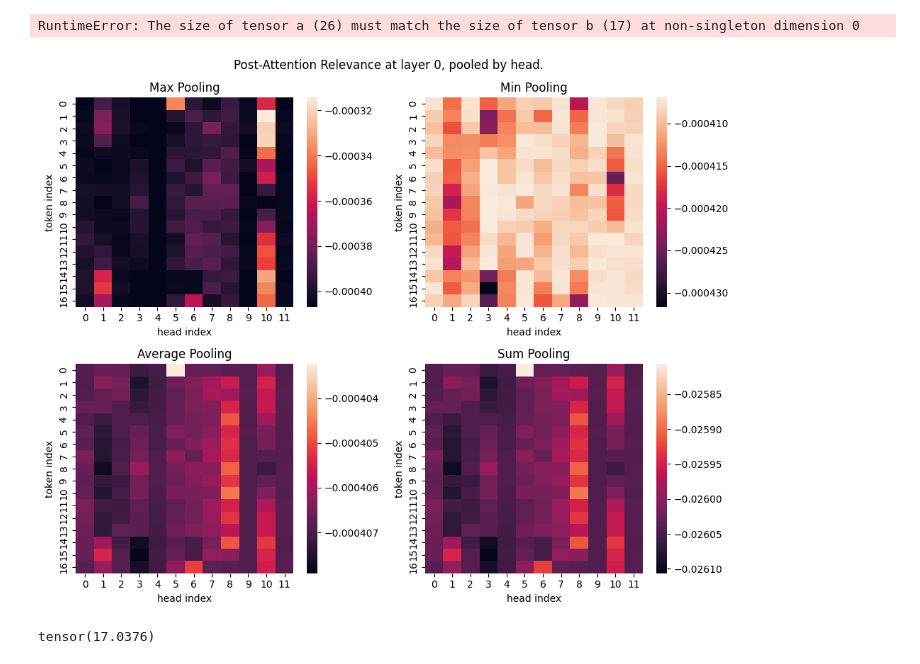
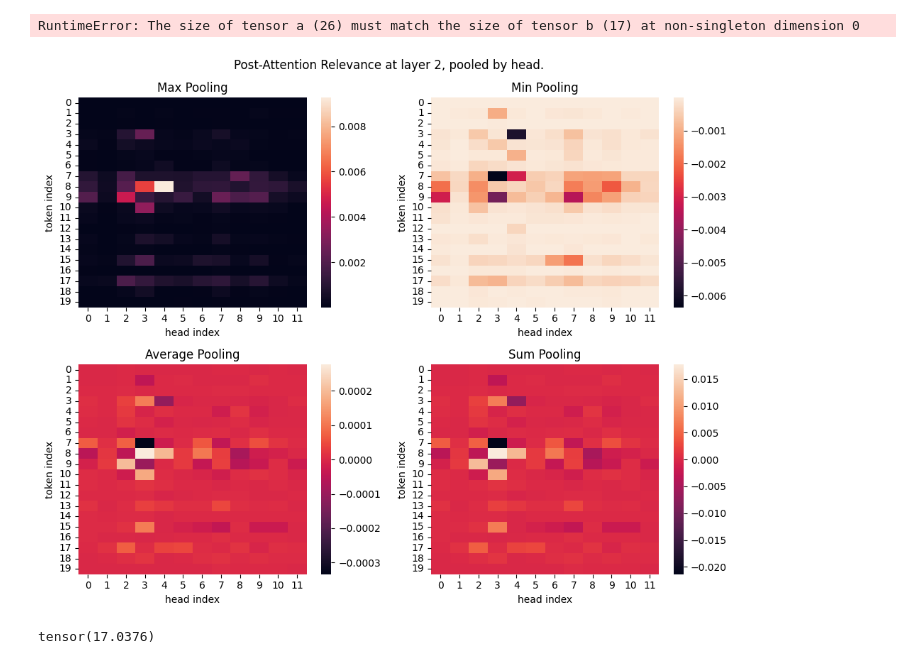
Before and after one commit to keeinlev/dynamicLRP, a Jupyter notebook: dnabert.ipynb, the cells around one changed output. Cells and saved outputs as stored; diff of their text form; code cells hidden in the pictures.

```diff
--- a/dnabert.ipynb
+++ b/dnabert.ipynb
@@ -93,7 +112,7 @@ import seaborn as sns
 import matplotlib.pyplot as plt
 
 # Set this to which layer you want to see
-layer_ind = 0
+layer_ind = 2
 
 # Use pooling with kernel size and stride set to d_head = d_model / num_heads = 64 (for DNABERT2)
 max_pool = torch.nn.MaxPool1d(kernel_size=64, stride=64)
@@ -101,34 +120,34 @@ min_pool = lambda x: -max_pool(-x)
 avg_pool = torch.nn.AvgPool1d(kernel_size=64, stride=64)
 sum_pool = torch.nn.LPPool1d(kernel_size=64, stride=64, norm_type=1)
 
 pools = {
     "Max Pooling": max_pool,
     "Min Pooling": min_pool,
     "Average Pooling": avg_pool,
     "Sum Pooling": sum_pool,
 }
 
 fig, axs = plt.subplots((len(pools) + 1) // 2, 2, figsize=(10,8))
 fig.subplots_adjust(top=1.0)
 
 for i, (pool_name, pool_layer) in enumerate(list(pools.items())):
     # Make a heatmap for each type of pooling
     checkpoint_output = pool_layer(torch.unsqueeze(checkpoint_vals[layer_ind], 0))
     lrp_shape = checkpoint_output.shape
     sns.heatmap(checkpoint_output.view((lrp_shape[-2], lrp_shape[-1])).cpu(), ax=axs[i // 2, i % 2])
     axs[i // 2, i % 2].set_title(pool_name)
     axs[i // 2, i % 2].set_xlabel("head index")
     axs[i // 2, i % 2].set_ylabel("token index")
 
 # Remove overflow subplot
 if i < ((len(pools) + 1) // 2) * 2 - 1:
     axs[i // 2, 1].set_axis_off()
 fig.suptitle(f"Post-Attention Relevance at layer {layer_ind}, pooled by head.")
 fig.tight_layout()
 
 plt.show()
 # %% [output]
-[figure, old version]
+[figure, new version]
 # %%
 # For debugging relevance paths
 
```
Also changed, not shown: parts of 2 cells of this notebook, 8 other files.
